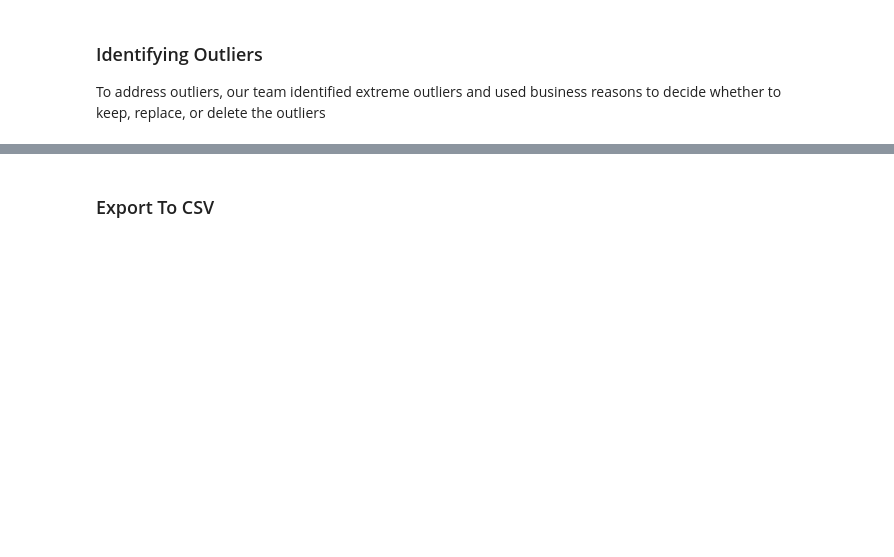
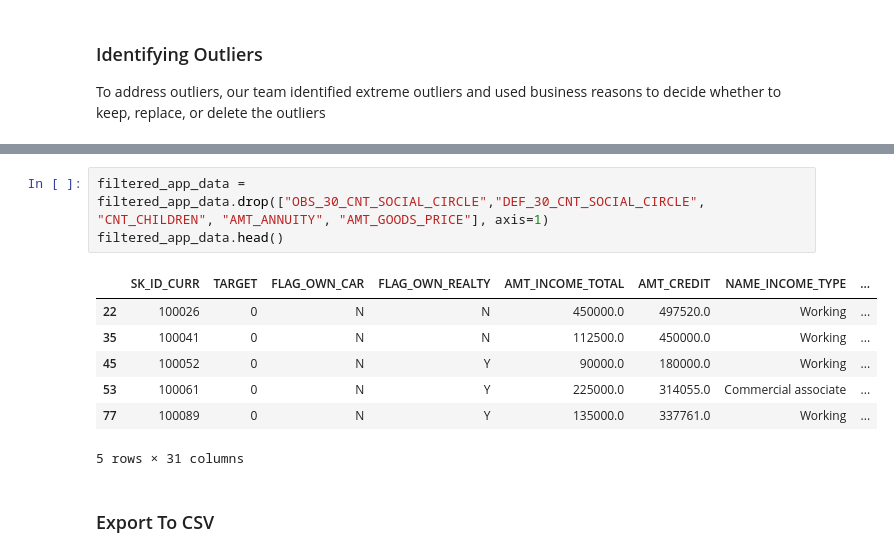
Before and after one commit to jacky-teo/is453_fin_analytics, a Jupyter notebook: group_4.ipynb, the cells around one changed output, grey strips where cells are left out. Saved outputs shown, nothing was run; the diff lists cells and outputs as text; blank space fills up the shorter version.

```diff
--- a/group_4.ipynb
+++ b/group_4.ipynb
@@ -435,3 +468,14 @@ sns.heatmap(cor,xticklabels=cor.columns,yticklabels=cor.columns,annot=True,cmap=
+# %%
+filtered_app_data = filtered_app_data.drop(["OBS_30_CNT_SOCIAL_CIRCLE","DEF_30_CNT_SOCIAL_CIRCLE", "CNT_CHILDREN", "AMT_ANNUITY", "AMT_GOODS_PRICE"], axis=1)
+filtered_app_data.head()
+# %% [output]
+|  | SK_ID_CURR | TARGET | FLAG_OWN_CAR | FLAG_OWN_REALTY | AMT_INCOME_TOTAL | AMT_CREDIT | NAME_INCOME_TYPE | ... |
+| 22 | 100026 | 0 | N | N | 450000.0 | 497520.0 | Working | ... |
+| 35 | 100041 | 0 | N | N | 112500.0 | 450000.0 | Working | ... |
+| 45 | 100052 | 0 | N | Y | 90000.0 | 180000.0 | Working | ... |
+| 53 | 100061 | 0 | N | Y | 225000.0 | 314055.0 | Commercial associate | ... |
+| 77 | 100089 | 0 | N | Y | 135000.0 | 337761.0 | Working | ... |
+5 rows × 31 columns
 # %% [markdown]
 ### Export To CSV
 # %%
```
Also changed, not shown: parts of 8 cells of this notebook.
